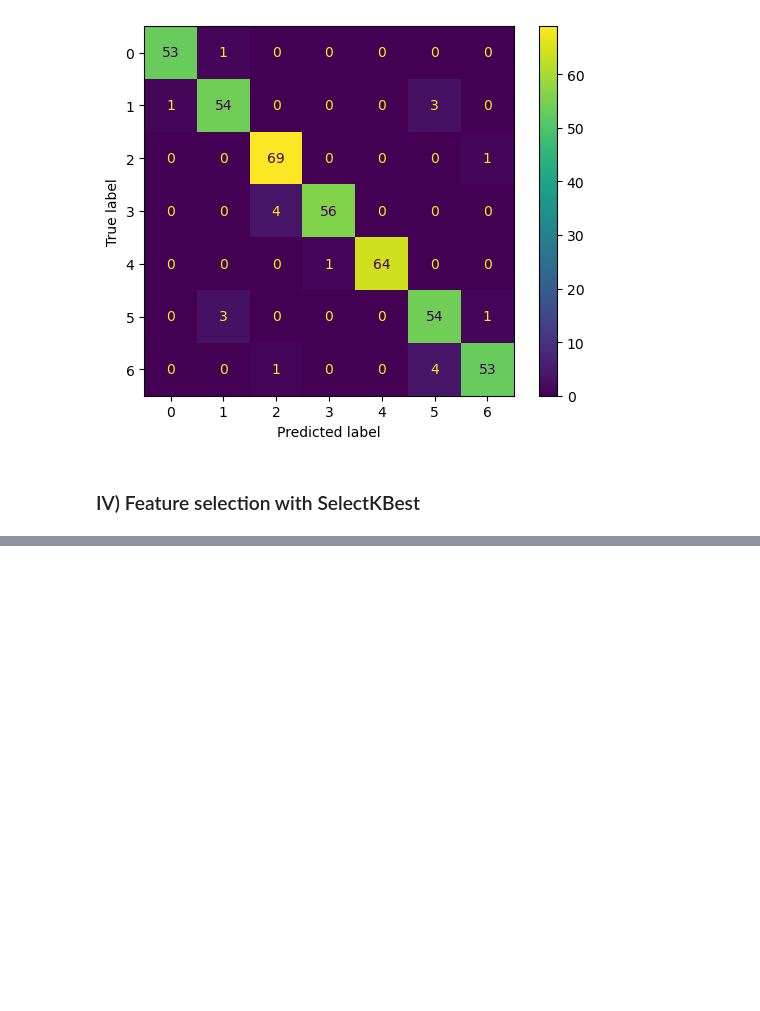
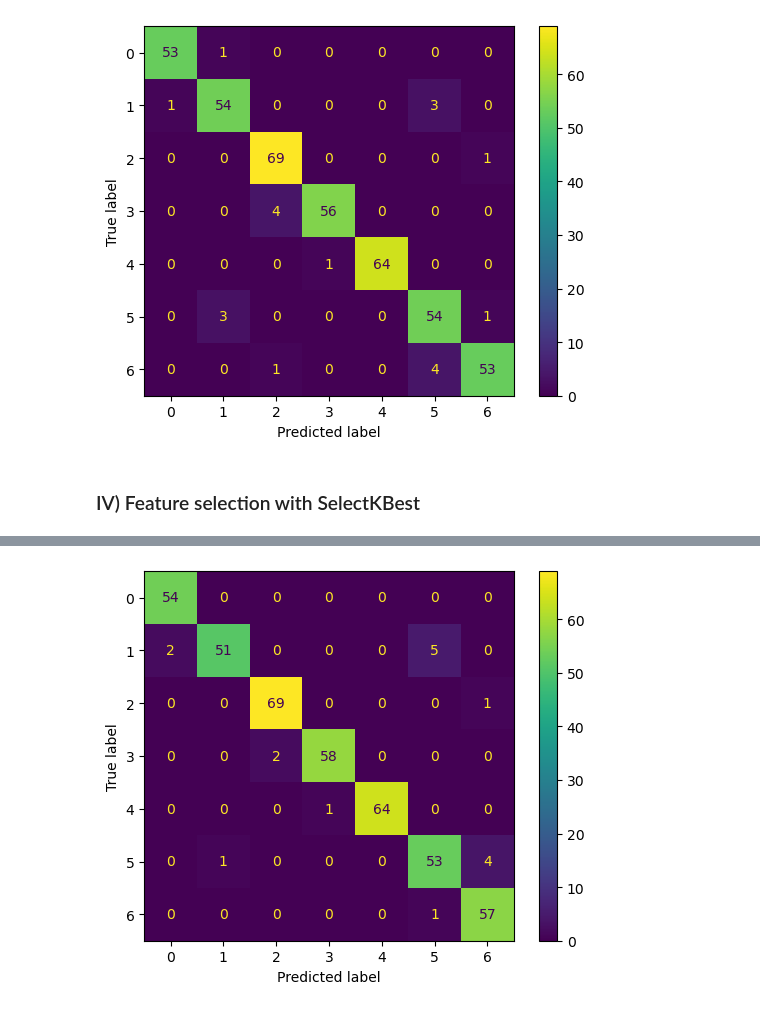
Before and after one commit to Ghazaleh-Ahmadzadeh/DSI_Obesity-Prediction, a Jupyter notebook: experiments/SVC_baseline_model_expt_MC.ipynb, the cells around one changed output, grey strips where cells are left out. Drawn from its saved outputs; the diff is of its cells as text; code cells hidden in the pictures; blank space fills up the shorter version.

```diff
--- a/experiments/SVC_baseline_model_expt_MC.ipynb
+++ b/experiments/SVC_baseline_model_expt_MC.ipynb
@@ -301,3 +327,22 @@ ConfusionMatrixDisplay(confusion_matrix=cm_opt_mic).plot();
 [figure]
 # %% [markdown]
 ### IV) Feature selection with SelectKBest
+# %%
+# Define pipeline with SelectKBest feature selection before Optuna search
+pipe_opt_kbest = Pipeline([
+    ('select', SelectKBest(score_func = f_classif)),  # Feature selection
+    ('svc', SVC(random_state = 42))  # SVC with random state for reproducibility
+])
+
+# Define optuna search parameter space
+params_opt_kbest = {
+    'select__k': optuna.distributions.IntDistribution(6, 20, 1),
+    'svc__C': optuna.distributions.IntDistribution(1, 10, 50),
+    'svc__kernel': optuna.distributions.CategoricalDistribution(['rbf', 'poly']),
+    'svc__gamma': optuna.distributions.CategoricalDistribution(['scale', 'auto'])
+    }
+
+opt_kbest = OptunaSearchCV(pipe_opt_kbest, params_opt_kbest,
+                           n_trials = 20, cv = 5, n_jobs = -1,
+                           verbose = 2)
+opt_kbest.fit(X_train, y_train_reshaped)
@@ -303,0 +376,15 @@ ConfusionMatrixDisplay(confusion_matrix=cm_opt_mic).plot();
+# %%
+# Print the best parameters and score
+print(f"Best parameters for Opt KBest: {opt_kbest.best_params_}")
+print(f"Best cross-validated Accuracy: {opt_kbest.best_score_:.4f}")
+
+# Evaluate the best model on the test set
+y_pred_opt_kbest = opt_kbest.predict(X_test)
+train_acc_opt_kbest = accuracy_score(y_train_reshaped, opt_kbest.predict(X_train))
+test_acc_opt_kbest = accuracy_score(y_test_reshaped, y_pred_opt_kbest)
+
+print(f"\nOpt KBest Train Accuracy: {train_acc_opt_kbest:.4f}")
+print(f"Opt KBest Test Accuracy: {test_acc_opt_kbest:.4f}")
+
+print("\nOpt KBest Test Set Classification Report:")
+print(classification_report(y_test, y_pred_opt_kbest))
@@ -303,0 +454,7 @@ ConfusionMatrixDisplay(confusion_matrix=cm_opt_mic).plot();
+# %%
+# Create Optuna and KBestconfusion matrix
+cm_opt_kbest = confusion_matrix(y_test_reshaped, y_pred_opt_kbest)
+
+ConfusionMatrixDisplay(confusion_matrix = cm_opt_kbest).plot();
+# %% [output]
+[figure, added]
```
Also changed, not shown: parts of 16 cells of this notebook.
